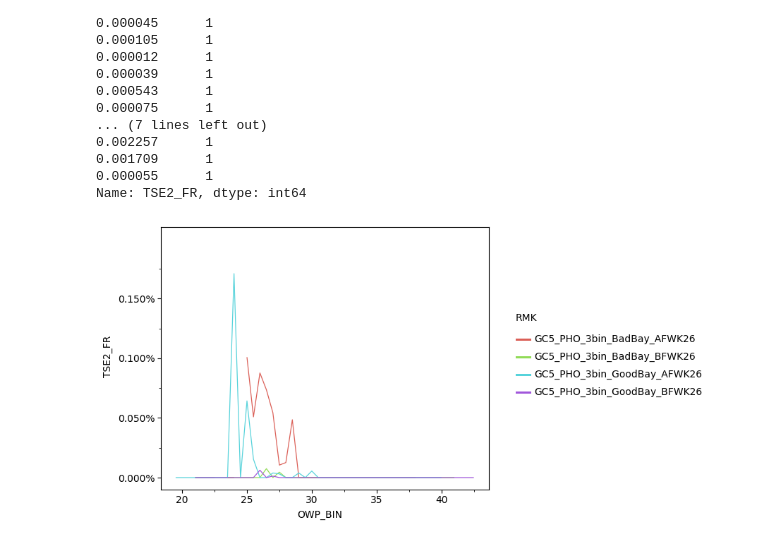
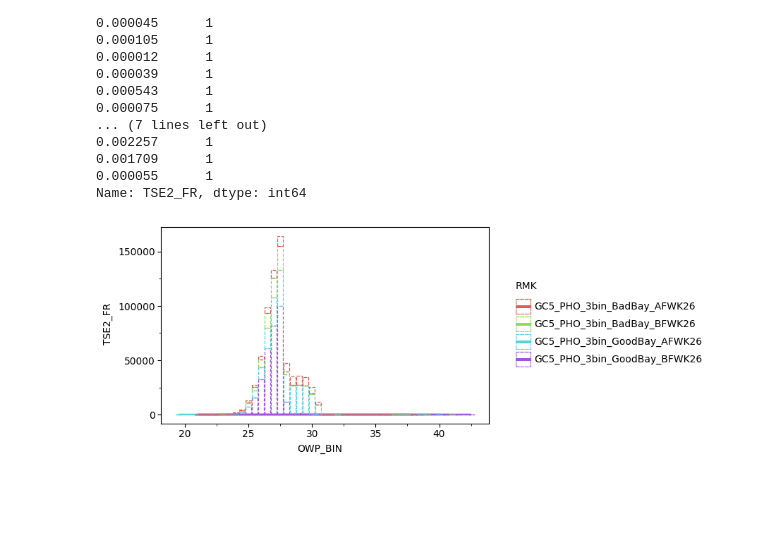
Before and after one commit to AngelinaBao/Python_Visualization, a Jupyter notebook: Instance/Sensitivity Plot.ipynb, the cells around one changed output. Saved outputs shown, nothing was run; the diff lists cells and outputs as text; code cells hidden in the pictures; blank space fills up the shorter version.

```diff
--- a/Instance/Sensitivity Plot.ipynb
+++ b/Instance/Sensitivity Plot.ipynb
@@ -79,14 +81,20 @@ summary_df['TSE2_FR'].value_counts()
 0.000055      1
 Name: TSE2_FR, dtype: int64
 # %%
+'''
+oob: function
+Function to deal with out of bounds (limits) data points. Default is to turn them into np.nan, which then get dropped.
+'''
 p = (ggplot(summary_df, aes(x='OWP_BIN', y='TSE2_FR', color='RMK'))
-     + geom_line()
-     + scale_y_continuous(breaks=np.arange(0, 0.002, 0.0005), limits=[0, 0.002], labels=percent_format())
+     + geom_line(size=1)
+     + geom_col(aes(x='OWP_BIN', y='Qty'), alpha=0, linetype='dashed')
+#      + scale_y_continuous(limits=(0, 0.002), oob = )
+#      + scale_y_continuous(breaks=np.arange(0, 0.002, 0.0005), limits=(0, 0.002), labels=percent_format()) # something wrong with limits, will missing some values!!
      + theme_matplotlib()
-     + theme(aspect_ratio=0.8,
+     + theme(aspect_ratio=0.6,
              dpi=100,
              figure_size=(6, 4))
     )
 print(p)
 # %% [output]
-[figure, old version]
+[figure, new version]
```
Also changed, not shown: parts of 1 cell of this notebook, 4 other files.
